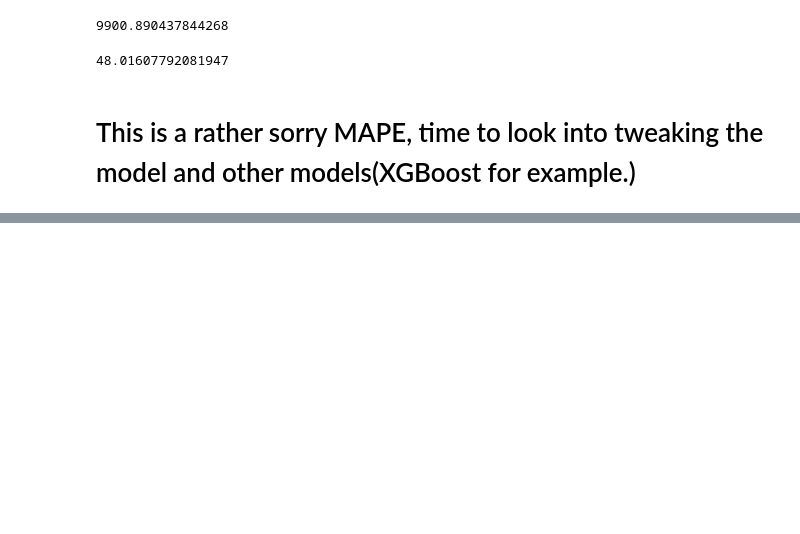
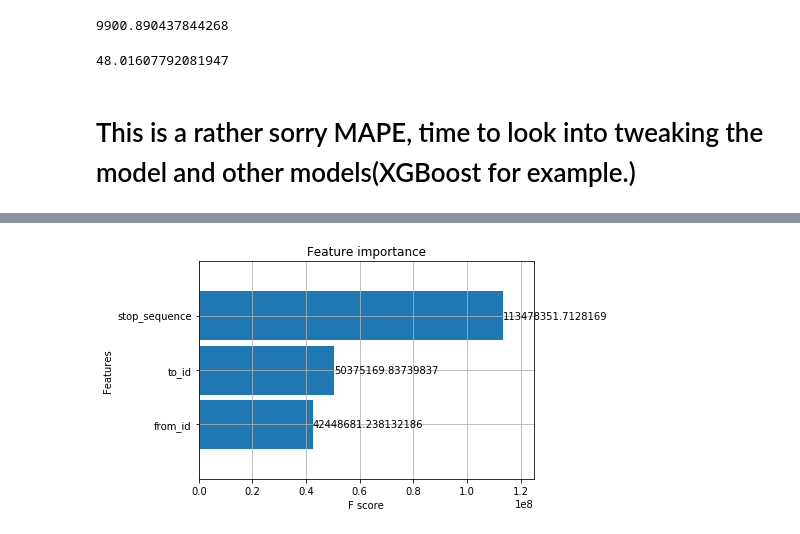
Before and after one commit to MichaelBurak/nj-transit-analysis, a Jupyter notebook: nj_transit_analysis.ipynb, the cells around one changed output, grey strips where cells are left out. Drawn from its saved outputs; the diff is of its cells as text; code cells hidden in the pictures; blank space fills up the shorter version.

```diff
--- a/nj_transit_analysis.ipynb
+++ b/nj_transit_analysis.ipynb
@@ -331,0 +394,4 @@ mean_absolute_percentage_error(y_true=df_test['y'],
+# %%
+_ = plot_importance(reg, height=0.9, importance_type="gain")
+# %% [output]
+[figure, added]
```
Also changed, not shown: parts of 39 cells of this notebook.
